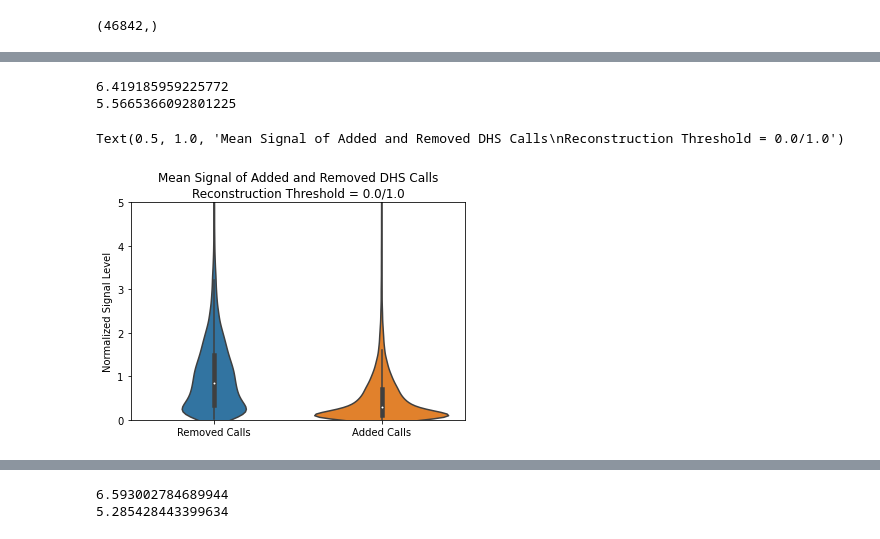
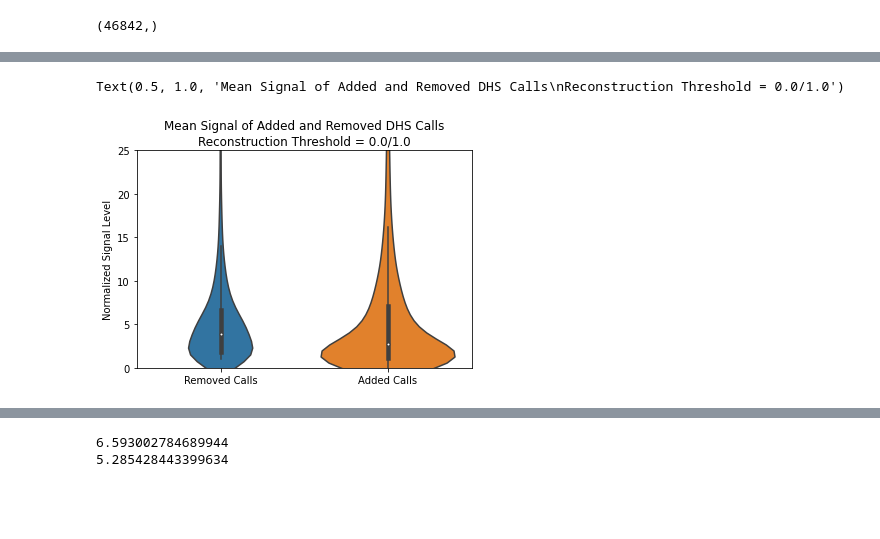
Before and after one commit to meuleman/gilbertAPI, a Jupyter notebook: recommendersystems/NMF/DHS/quality_of_NMF_recon_threshold_flip_01thresh_individual_calls.ipynb, the cells around one changed output, grey strips where cells are left out. Cells and saved outputs as stored; diff of their text form; code cells hidden in the pictures; blank space fills up the shorter version.

```diff
--- a/recommendersystems/NMF/DHS/quality_of_NMF_recon_threshold_flip_01thresh_individual_calls.ipynb
+++ b/recommendersystems/NMF/DHS/quality_of_NMF_recon_threshold_flip_01thresh_individual_calls.ipynb
@@ -114,3 +116,17 @@ DHS_metadata['mean_signal'] = DHS_metadata['mean_signal'].astype(float)
 #loading biosample metadata
 tsv_file = open("/home/ctrader/Hold/DHS/DHS_Index_and_Vocabulary_metadata.tsv")
 biosample_df = pd.read_csv(tsv_file, delimiter="\t")
+# %%
+cycle0_dhs_arr = cycle0_dhs_arr.astype(int)
+# %%
+t = time.time()
+GATA1_snp_jdistances = []
+for i in range(1):
+    print(i)
+    snp_jdistance = []
+    for j in range(len(cycle0_dhs_arr[:, 0])):
+        snp_jdistance.append(distance.jaccard(cycle0_dhs_arr[i, :], cycle0_dhs_arr[j, :]))
+    GATA1_snp_jdistances.append(snp_jdistance)
+    print(time.time()-t)
+    print()
+GATA1_snp_jdistances = np.array(GATA1_snp_jdistances)
@@ -425,24 +237,18 @@ array([7.70947e-02, 1.17413e+00, 4.02256e-02, 1.79697e+00, 1.09842e+00,
-# %%
-print(np.mean(added_cycle1_max_signal_minnorm))
-print(np.mean(removed_cycle1_max_signal_minnorm))
-# %% [output]
-6.419185959225772
-5.5665366092801225
 # %%
-max_violin_y_data = np.append(removed_cycle1_max_signal_avenorm, added_cycle1_max_signal_avenorm)
+max_violin_y_data = np.append(removed_cycle1_max_signal_minnorm, added_cycle1_max_signal_minnorm)
 max_violin_x_data = np.append(np.zeros(len(removed_cycle1_max_signal_minnorm)), np.ones(len(added_cycle1_max_signal_minnorm)))
 # %%
 fig = plt.figure()
 fig.patch.set_facecolor('white')
 
 sns.violinplot(x=max_violin_x_data, y=max_violin_y_data, scale='count', gridsize=1000, linewidth=1.5)
-plt.ylim([0, 5])
+plt.ylim([0, 25])
 # plt.yticks(np.arange(30)[::2])
 
 
 plt.xticks([0, 1], ['Removed Calls', 'Added Calls'])
 plt.ylabel('Normalized Signal Level')
 plt.title('Mean Signal of Added and Removed DHS Calls\nReconstruction Threshold = 0.0/1.0')
 # %% [output]
 Text(0.5, 1.0, 'Mean Signal of Added and Removed DHS Calls\nReconstruction Threshold = 0.0/1.0')
-[figure, old version]
+[figure, new version]
```
Also changed, not shown: parts of 34 cells of this notebook.
